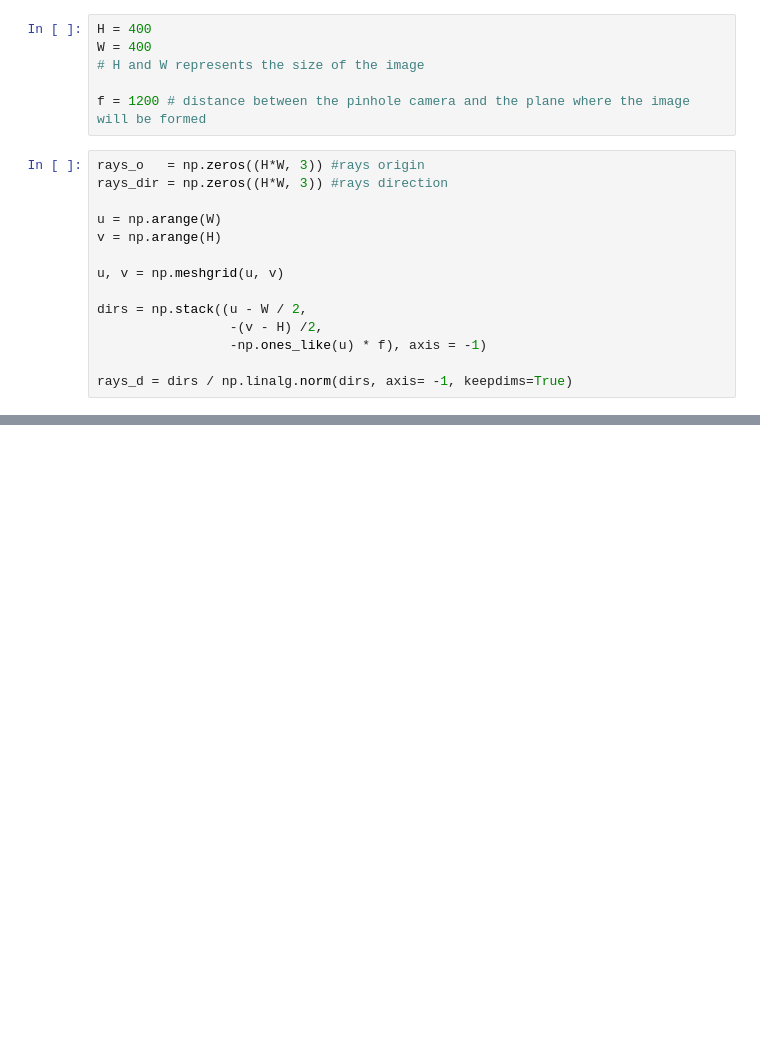
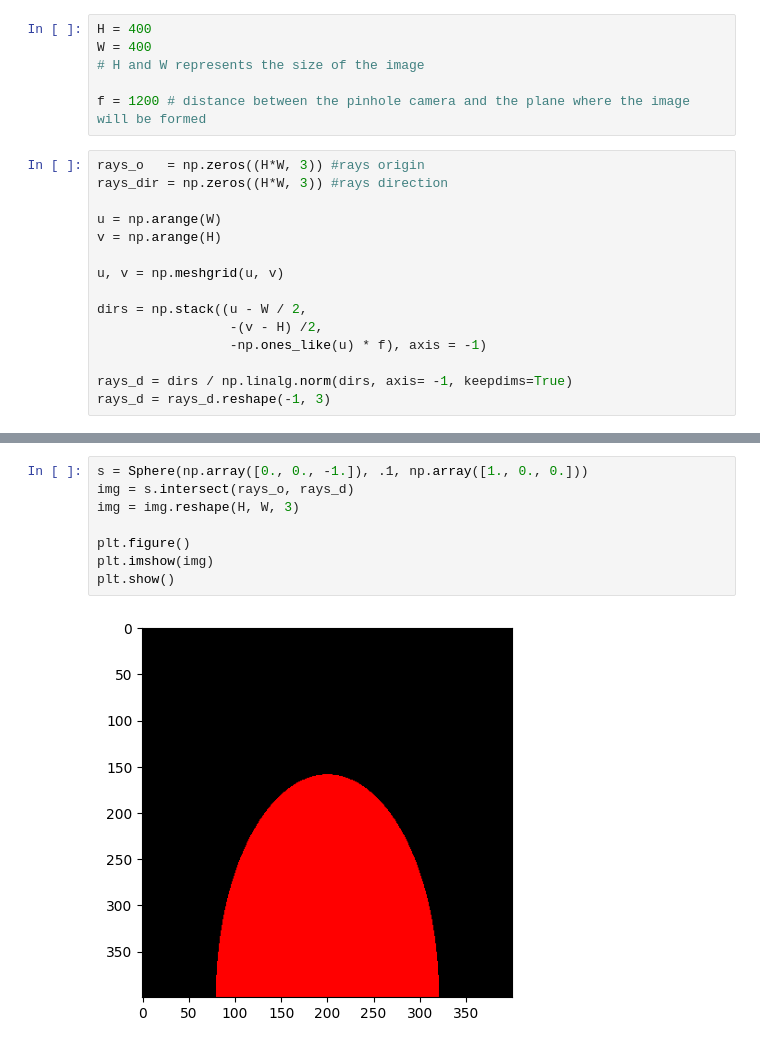
Before and after one commit to chaidosa/NeRF, a Jupyter notebook: Ray_tracing.ipynb, the cells around one changed output, grey strips where cells are left out. Cells and saved outputs as stored; diff of their text form; blank space fills up the shorter version.

```diff
--- a/Ray_tracing.ipynb
+++ b/Ray_tracing.ipynb
@@ -26,3 +27,4 @@ dirs = np.stack((u - W / 2,
                  -np.ones_like(u) * f), axis = -1)
 
 rays_d = dirs / np.linalg.norm(dirs, axis= -1, keepdims=True)
+rays_d = rays_d.reshape(-1, 3)
@@ -31,0 +99,10 @@ rays_d = dirs / np.linalg.norm(dirs, axis= -1, keepdims=True)
+# %%
+s = Sphere(np.array([0., 0., -1.]), .1, np.array([1., 0., 0.]))
+img = s.intersect(rays_o, rays_d)
+img = img.reshape(H, W, 3)
+
+plt.figure()
+plt.imshow(img)
+plt.show()
+# %% [output]
+[figure, added]
```
Also changed, not shown: parts of 5 cells of this notebook.
